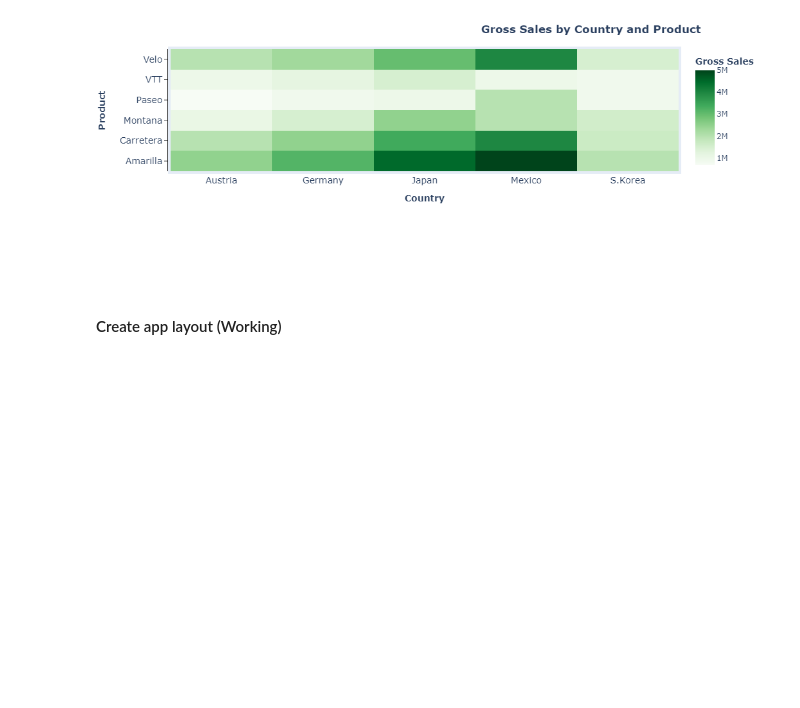
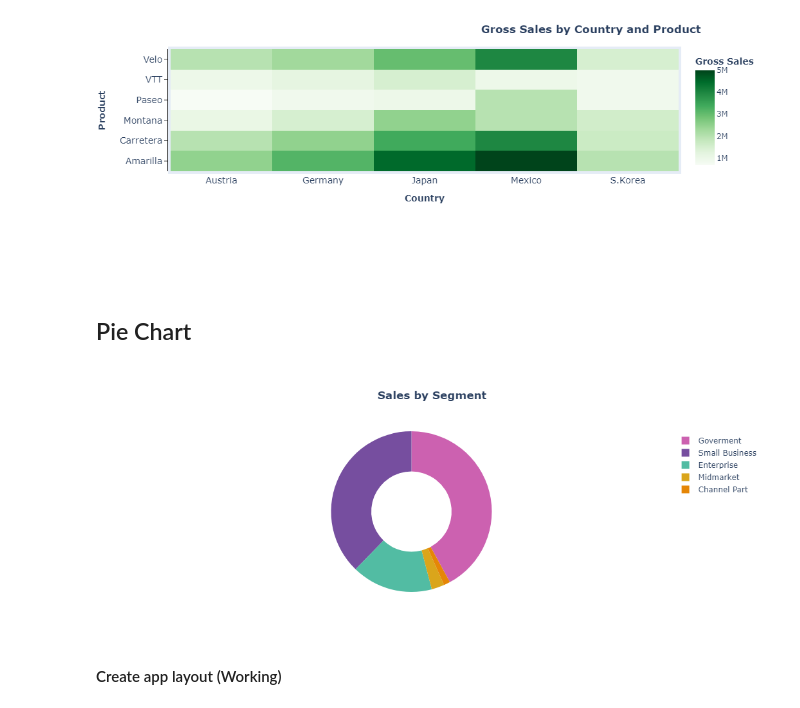
Before and after one commit to jupyter-naas/summer-dashboarding, a Jupyter notebook: dashboards/3-Revenue COGS by Segment/revenue_cogs_by_segment.ipynb, the cells around one changed output. Saved outputs shown, nothing was run; the diff lists cells and outputs as text; code cells hidden in the pictures; blank space fills up the shorter version.

```diff
--- a/dashboards/3-Revenue COGS by Segment/revenue_cogs_by_segment.ipynb
+++ b/dashboards/3-Revenue COGS by Segment/revenue_cogs_by_segment.ipynb
@@ -300,5 +306,27 @@ fig_pie.update_layout(
 )
 # %% [output]
 [figure]
+# %% [markdown]
+## Pie Chart
+# %%
+pie_circle = go.Figure(data=[go.Pie(labels=df.Segment, values=df.Gross_Sales_COGS, hole=0.5)])
+
+pie_circle.update_traces(textinfo='none', marker = dict(colors=px.colors.qualitative.Vivid))
+pie_circle.update_layout(
+    title='<b>Sales by Segment',
+    title_x=0.5,
+    width=400,
+    height=400,
+    margin=dict(
+        l=100,
+        r=50,
+        b=50,
+        t=100,
+        pad=4
+    )
+)
+pie_circle
+# %% [output]
+[figure, added]
 # %% [markdown]
 #### Create app layout (Working)
```
Also changed, not shown: parts of 10 cells of this notebook.
